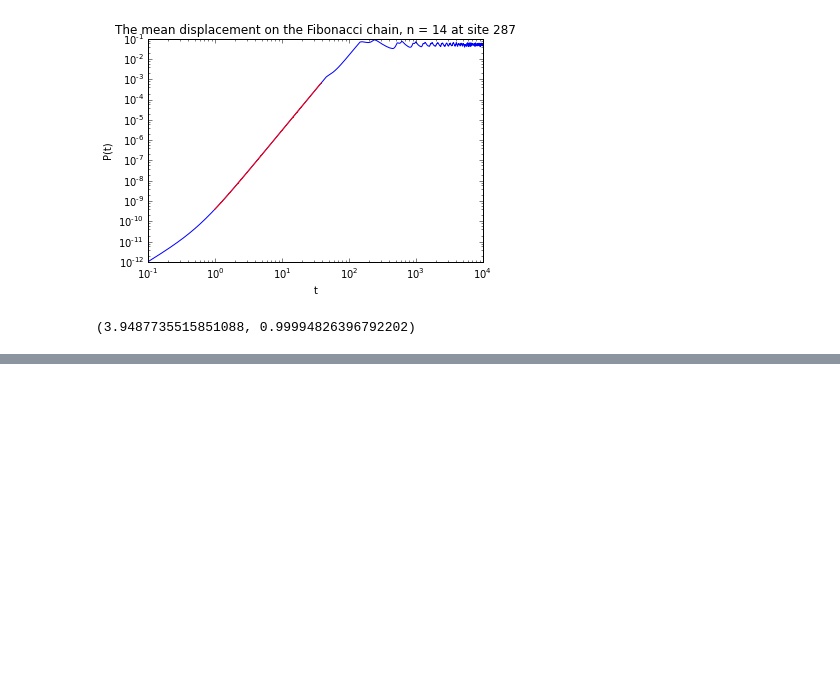
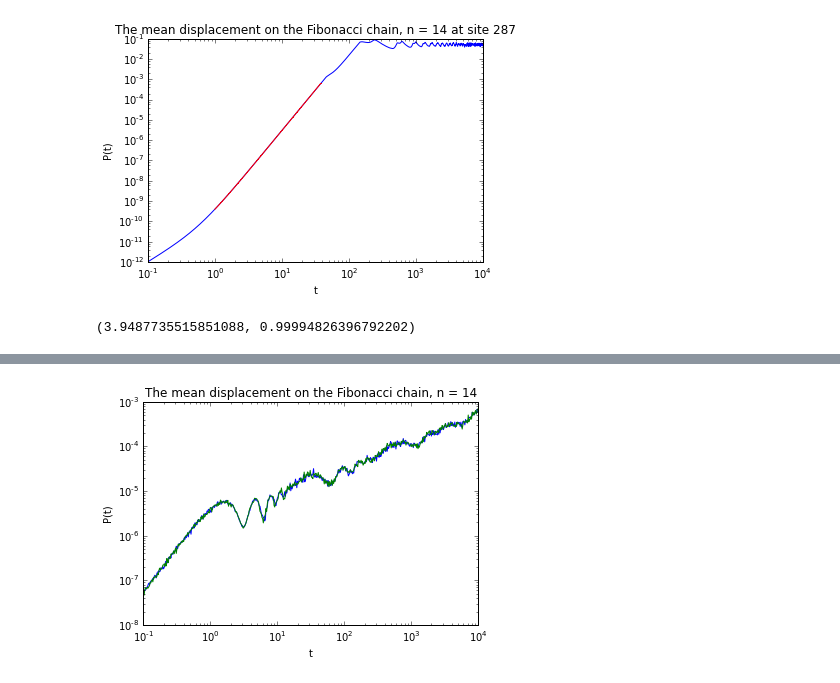
Before and after one commit to Yukee/spectrum_quasicrystals, a Jupyter notebook: Fibonacci/dynamics_wavepackets.ipynb, the cells around one changed output, grey strips where cells are left out. Drawn from its saved outputs; the diff is of its cells as text; code cells hidden in the pictures; blank space fills up the shorter version.

```diff
--- a/Fibonacci/dynamics_wavepackets.ipynb
+++ b/Fibonacci/dynamics_wavepackets.ipynb
@@ -180,0 +220,26 @@ slope, r_value
+# %%
+""" averaging over some sites chosen randomly """
+
+# samp_size: number of sites over which to average
+def Prand(t, q, samp_size):
+    starting_pos = random.sample(range(L), samp_size)
+    av = 0
+    for orig in starting_pos:
+        av += P(orig,t,q)
+    return av/samp_size
+# %%
+# is the graph dependant on the drawn collection of samples?
+
+# draw 1
+p1 = [Prand(t, 2., 50) for t in tRange]
+# draw 2
+p2 = [Prand(t, 2., 50) for t in tRange]
+
+plt.title('The mean displacement on the Fibonacci chain, n = ' + str(n))
+plt.xlabel('t')
+plt.ylabel('P(t)')
+plt.loglog(tRange, p1,'-',markersize=3.)
+plt.loglog(tRange, p2,'-',markersize=3.)
+plt.show()
+# %% [output]
+[figure, added]
```
Also changed, not shown: parts of 13 cells of this notebook.
